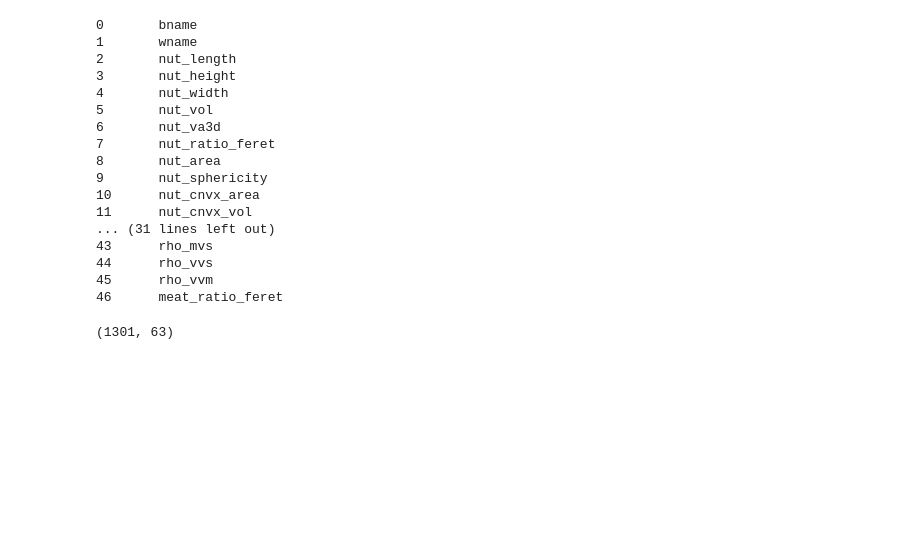
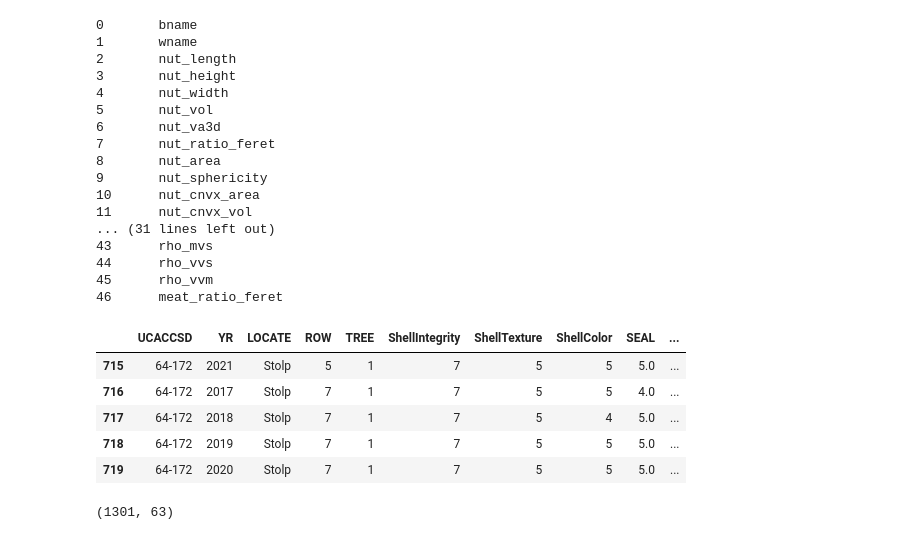
Before and after one commit to amezqui3/walnut_tda, a Jupyter notebook: jupyter/90_phenotype_wrangling.ipynb, the cells around one changed output. Saved outputs shown, nothing was run; the diff lists cells and outputs as text; code cells hidden in the pictures; blank space fills up the shorter version.

```diff
--- a/jupyter/90_phenotype_wrangling.ipynb
+++ b/jupyter/90_phenotype_wrangling.ipynb
@@ -89,6 +89,15 @@ for i in range(len(data.columns)):
 44      rho_vvs
 45      rho_vvm
 46      meat_ratio_feret
+# %%
+attr.tail()
+# %% [output]
+|  | UCACCSD | YR | LOCATE | ROW | TREE | ShellIntegrity | ShellTexture | ShellColor | SEAL | ... |
+| 715 | 64-172 | 2021 | Stolp | 5 | 1 | 7 | 5 | 5 | 5.0 | ... |
+| 716 | 64-172 | 2017 | Stolp | 7 | 1 | 7 | 5 | 5 | 4.0 | ... |
+| 717 | 64-172 | 2018 | Stolp | 7 | 1 | 7 | 5 | 4 | 5.0 | ... |
+| 718 | 64-172 | 2019 | Stolp | 7 | 1 | 7 | 5 | 5 | 5.0 | ... |
+| 719 | 64-172 | 2020 | Stolp | 7 | 1 | 7 | 5 | 5 | 5.0 | ... |
 # %%
 cattraits = np.zeros((len(data), 15)) - 1
 UCACCSD = []
```
Also changed, not shown: 3 other files.
